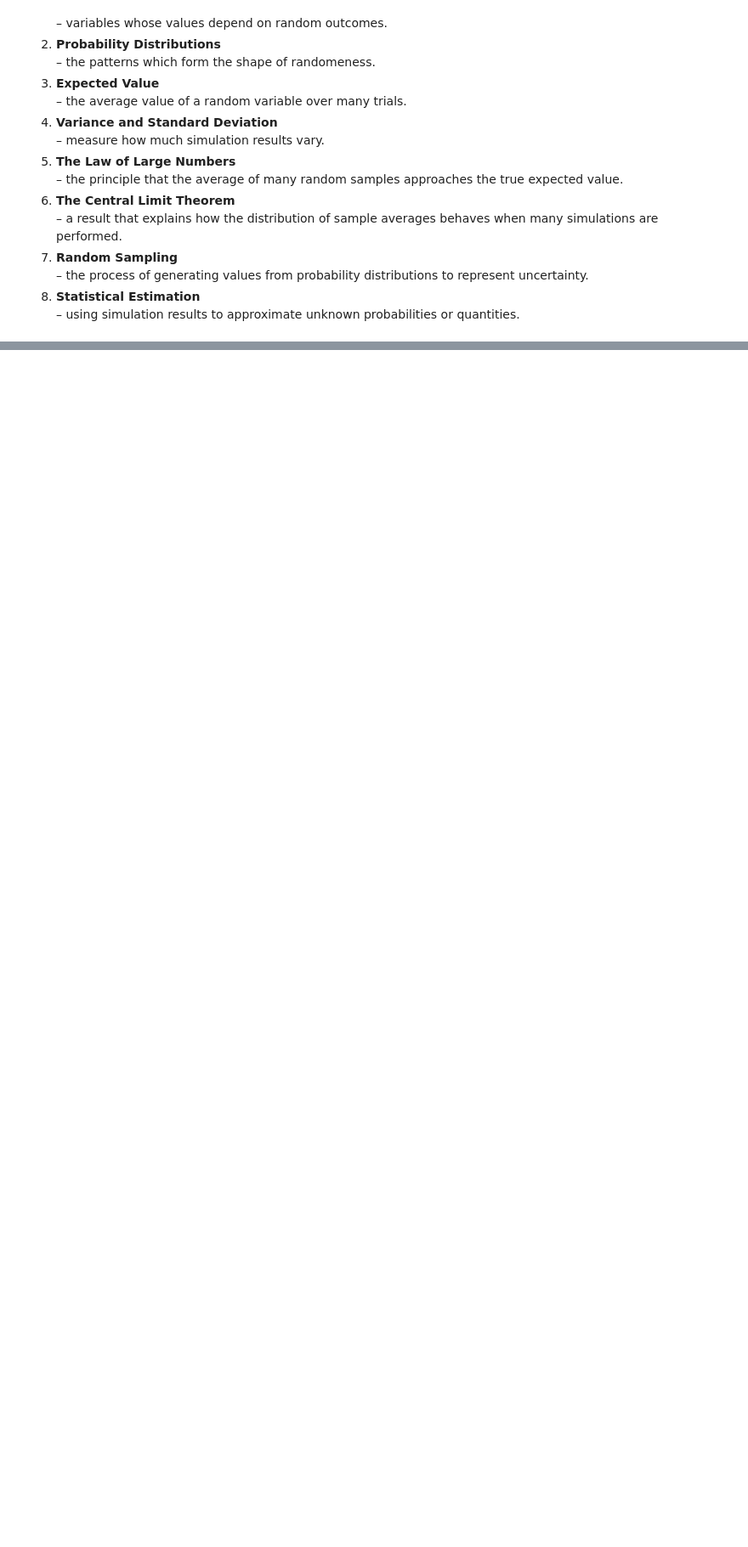
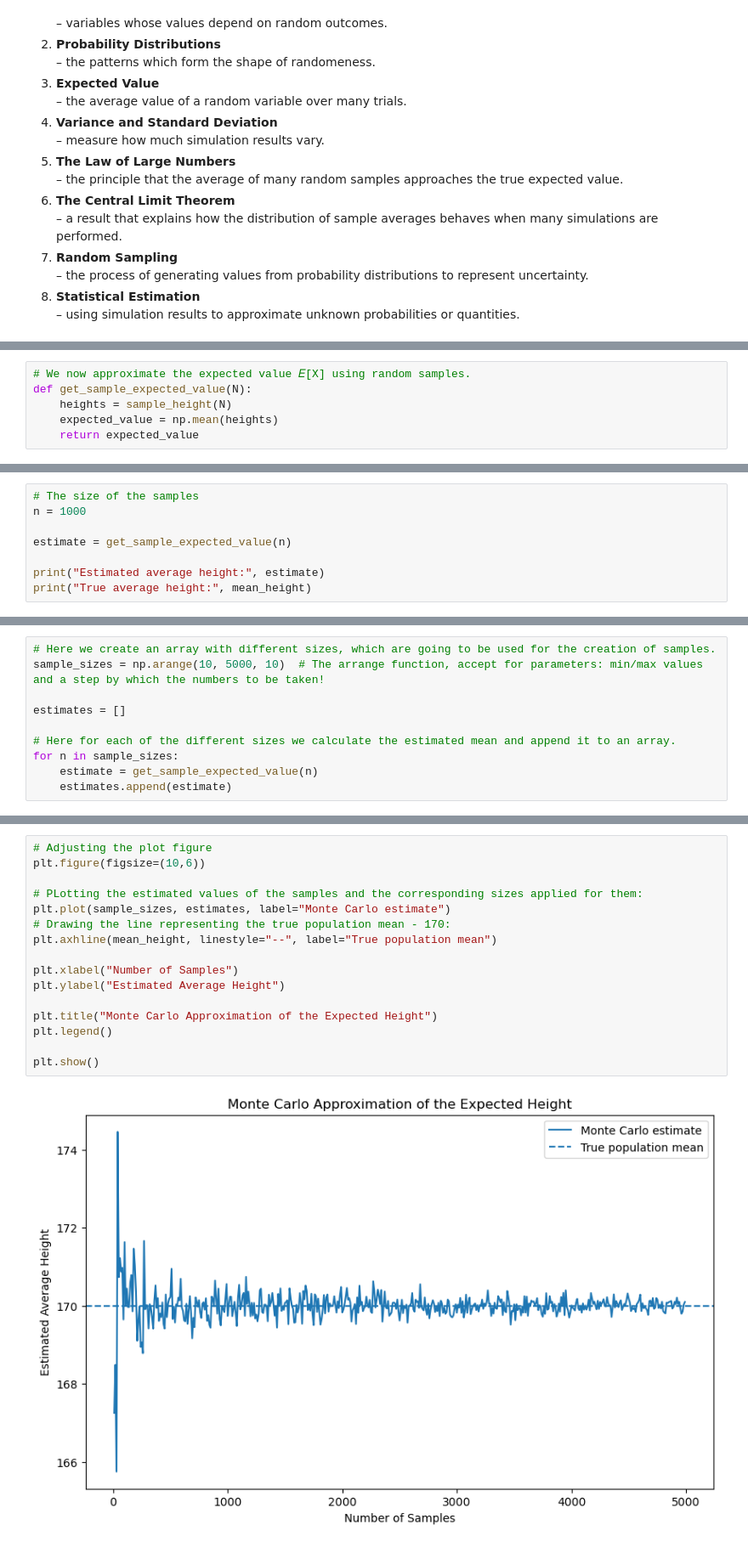
Before and after one commit to kvenov/The_Monte_Carlo_Method, a Jupyter notebook: monte_carlo_scientific_article.ipynb, the cells around one changed output, grey strips where cells are left out. Shown at 85% size. Saved outputs shown, nothing was run; the diff lists cells and outputs as text; blank space fills up the shorter version.

Commit message:
Explaining one of key techniques of the Monte Carlo methods and gave a very useful example, which then is represent with code and different experiments!

```diff
--- a/monte_carlo_scientific_article.ipynb
+++ b/monte_carlo_scientific_article.ipynb
@@ -284,0 +337,6 @@ In this section, we will introduce the **key mathematical ideas** which form the
+# %%
+# We now approximate the expected value 𝐸[X] using random samples.
+def get_sample_expected_value(N):
+    heights = sample_height(N)
+    expected_value = np.mean(heights)
+    return expected_value
@@ -284,0 +345,8 @@ In this section, we will introduce the **key mathematical ideas** which form the
+# %%
+# The size of the samples
+n = 1000
+
+estimate = get_sample_expected_value(n)
+
+print("Estimated average height:", estimate)
+print("True average height:", mean_height)
@@ -284,0 +360,10 @@ In this section, we will introduce the **key mathematical ideas** which form the
+# %%
+# Here we create an array with different sizes, which are going to be used for the creation of samples.
+sample_sizes = np.arange(10, 5000, 10)  # The arrange function, accept for parameters: min/max values and a step by which the numbers to be taken!
+
+estimates = []
+
+# Here for each of the different sizes we calculate the estimated mean and append it to an array.
+for n in sample_sizes:
+    estimate = get_sample_expected_value(n)
+    estimates.append(estimate)
@@ -284,0 +372,18 @@ In this section, we will introduce the **key mathematical ideas** which form the
+# %%
+# Adjusting the plot figure
+plt.figure(figsize=(10,6))
+
+# PLotting the estimated values of the samples and the corresponding sizes applied for them:
+plt.plot(sample_sizes, estimates, label="Monte Carlo estimate")
+# Drawing the line representing the true population mean - 170:
+plt.axhline(mean_height, linestyle="--", label="True population mean")
+
+plt.xlabel("Number of Samples")
+plt.ylabel("Estimated Average Height")
+
+plt.title("Monte Carlo Approximation of the Expected Height")
+plt.legend()
+
+plt.show()
+# %% [output]
+[figure, added]
```
Also changed, not shown: parts of 20 cells of this notebook.
